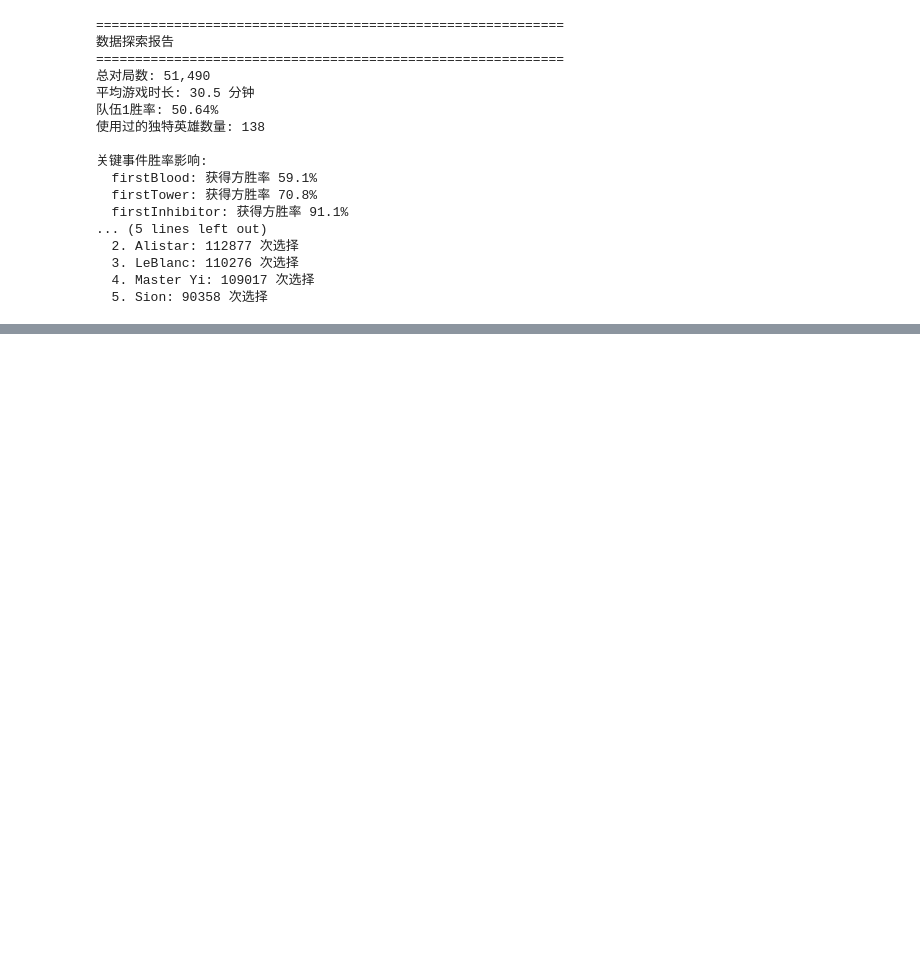
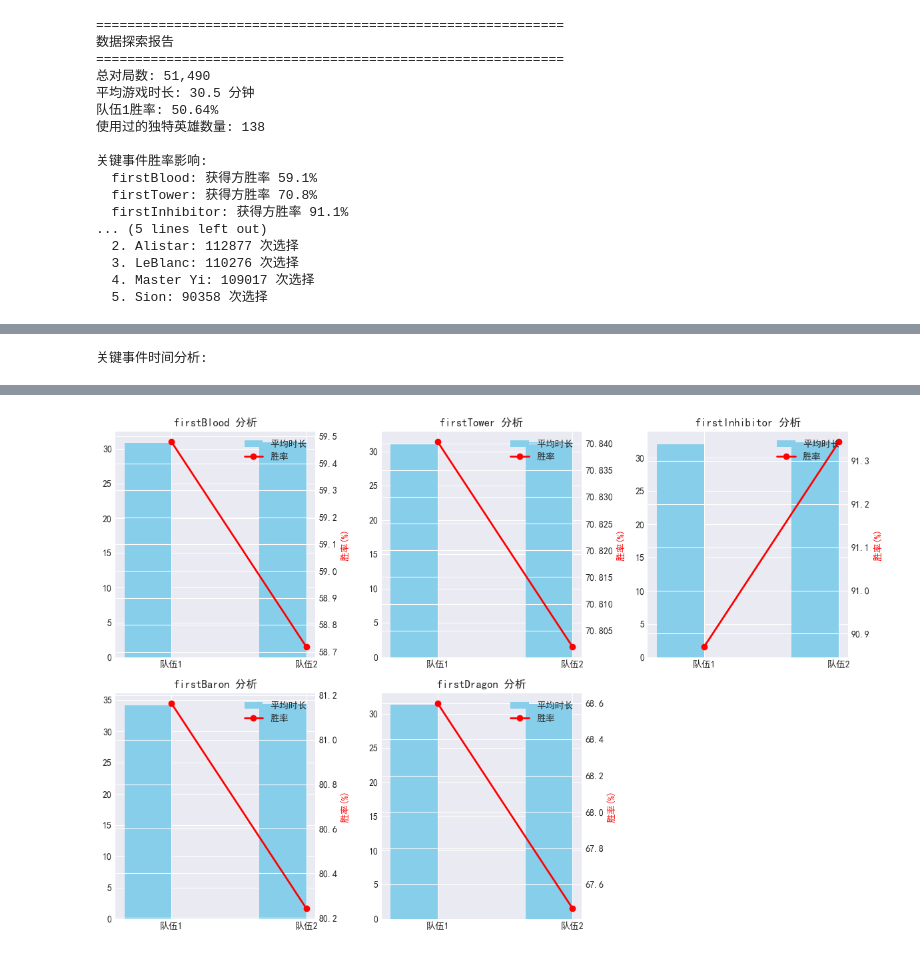
Before and after one commit to moyu03/lol-win-prediction, a Jupyter notebook: notebooks/01_data_exploration.ipynb, the cells around one changed output, grey strips where cells are left out. Saved outputs shown, nothing was run; the diff lists cells and outputs as text; code cells hidden in the pictures; blank space fills up the shorter version.

```diff
--- a/notebooks/01_data_exploration.ipynb
+++ b/notebooks/01_data_exploration.ipynb
@@ -370,0 +640,74 @@ for i, champ in enumerate(exploration_report['top_5_champs'], 1):
+# %%
+# 继续在同一个notebook中
+
+# 分析游戏时长与关键事件的关系
+def analyze_event_timing(df):
+    """分析关键事件发生的时间模式"""
+
+    # 计算关键事件的平均发生时间（如果有时间数据的话）
+    # 由于数据集没有具体时间，我们分析事件与游戏时长的关系
+
+    events = ['firstBlood', 'firstTower', 'firstInhibitor', 'firstBaron', 'firstDragon']
+
+    # 分析每个事件发生时，游戏已经进行了多久（通过总时长推断）
+    # 这里我们用总时长作为代理变量
+
+    results = []
+    for event in events:
+        # 计算获得该事件时的平均游戏时长
+        for team in [1, 2]:
+            team_games = df[df[event] == team]
+            if len(team_games) > 0:
+                avg_duration = team_games['gameDuration'].mean() / 60  # 转为分钟
+                win_rate = (team_games['winner'] == team).mean() * 100
+
+                results.append({
+                    'event': event,
+                    'team': f'队伍{team}',
+                    'avg_duration_min': avg_duration,
+                    'win_rate': win_rate,
+                    'count': len(team_games)
+                })
+
+    return pd.DataFrame(results)
+
+# 执行分析
+timing_analysis = analyze_event_timing(games_df)
+print("关键事件时间分析:")
+display(timing_analysis)
+
+# 可视化
+plt.figure(figsize=(12, 8))
+events = timing_analysis['event'].unique()
+
+for i, event in enumerate(events, 1):
+    plt.subplot(2, 3, i)
+    event_data = timing_analysis[timing_analysis['event'] == event]
+
+    x = range(len(event_data))
+    width = 0.35
+
+    # 平均时长柱状图
+    bars1 = plt.bar([pos - width/2 for pos in x],
+                   event_data['avg_duration_min'],
+                   width, label='平均时长(分)', color='skyblue')
+
+    # 胜率折线图（次坐标轴）
+    ax2 = plt.twinx()
+    line = ax2.plot(x, event_data['win_rate'], 'r-o', linewidth=2, label='胜率(%)')
+
+    plt.title(f'{event} 分析')
+    plt.xlabel('队伍')
+    plt.xticks(x, event_data['team'])
+    plt.ylabel('平均时长(分)', color='blue')
+    ax2.set_ylabel('胜率(%)', color='red')
+
+    # 添加图例
+    bars = [bars1[0], line[0]]
+    labels = ['平均时长', '胜率']
+    plt.legend(bars, labels, loc='upper right')
+
+plt.tight_layout()
+plt.show()
+# %% [output]
+关键事件时间分析:
@@ -370,0 +725 @@ for i, champ in enumerate(exploration_report['top_5_champs'], 1):
+[figure, added]
```
Also changed, not shown: parts of 10 cells of this notebook, 8 other files.
